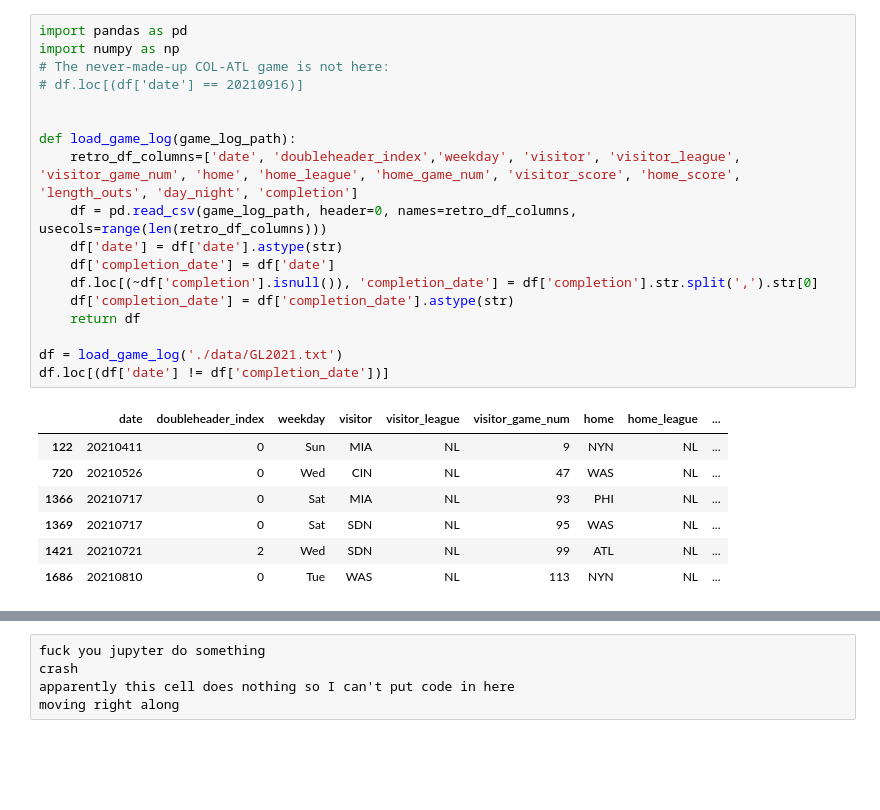
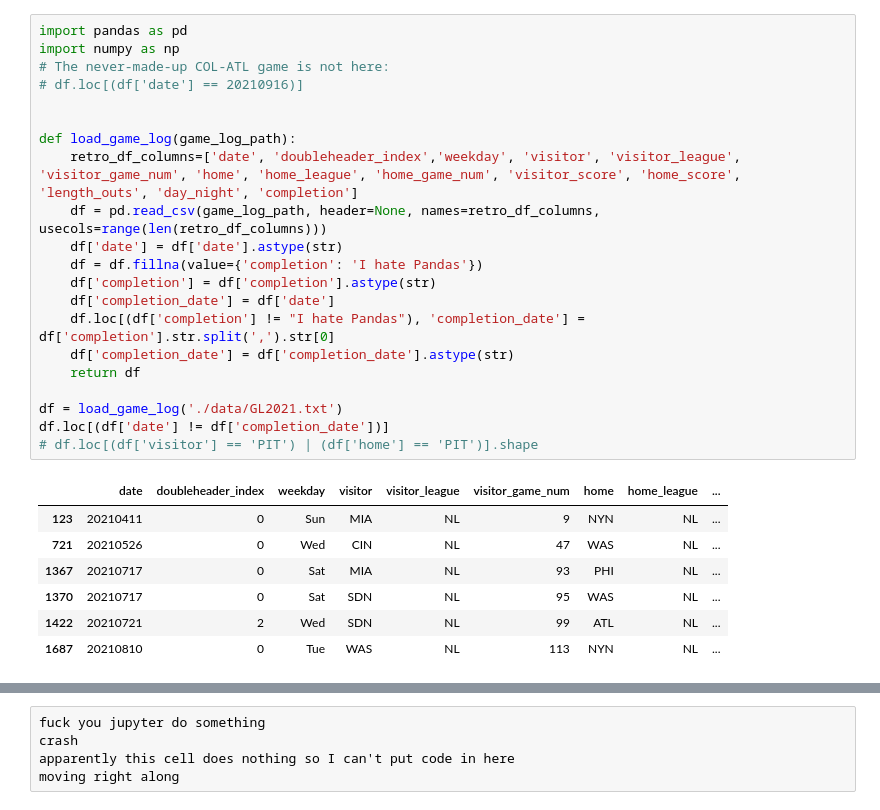
Before and after one commit to markongithub/mlb_standings, a Jupyter notebook: mlb_standings.ipynb, the cells around one changed output, grey strips where cells are left out. Drawn from its saved outputs; the diff is of its cells as text; blank space fills up the shorter version.

```diff
--- a/mlb_standings.ipynb
+++ b/mlb_standings.ipynb
@@ -1,28 +1,31 @@
 # %%
 import pandas as pd
 import numpy as np
 # The never-made-up COL-ATL game is not here:
 # df.loc[(df['date'] == 20210916)]
 
 
 def load_game_log(game_log_path):
     retro_df_columns=['date', 'doubleheader_index','weekday', 'visitor', 'visitor_league', 'visitor_game_num', 'home', 'home_league', 'home_game_num', 'visitor_score', 'home_score', 'length_outs', 'day_night', 'completion']
-    df = pd.read_csv(game_log_path, header=0, names=retro_df_columns, usecols=range(len(retro_df_columns)))
+    df = pd.read_csv(game_log_path, header=None, names=retro_df_columns, usecols=range(len(retro_df_columns)))
     df['date'] = df['date'].astype(str)
+    df = df.fillna(value={'completion': 'I hate Pandas'})
+    df['completion'] = df['completion'].astype(str)
     df['completion_date'] = df['date']
-    df.loc[(~df['completion'].isnull()), 'completion_date'] = df['completion'].str.split(',').str[0]
+    df.loc[(df['completion'] != "I hate Pandas"), 'completion_date'] = df['completion'].str.split(',').str[0]
     df['completion_date'] = df['completion_date'].astype(str)
     return df
 
 df = load_game_log('./data/GL2021.txt')
 df.loc[(df['date'] != df['completion_date'])]
+# df.loc[(df['visitor'] == 'PIT') | (df['home'] == 'PIT')].shape
 # %% [output]
 |  | date | doubleheader_index | weekday | visitor | visitor_league | visitor_game_num | home | home_league | ... |
-| 122 | 20210411 | 0 | Sun | MIA | NL | 9 | NYN | NL | ... |
-| 720 | 20210526 | 0 | Wed | CIN | NL | 47 | WAS | NL | ... |
-| 1366 | 20210717 | 0 | Sat | MIA | NL | 93 | PHI | NL | ... |
-| 1369 | 20210717 | 0 | Sat | SDN | NL | 95 | WAS | NL | ... |
-| 1421 | 20210721 | 2 | Wed | SDN | NL | 99 | ATL | NL | ... |
-| 1686 | 20210810 | 0 | Tue | WAS | NL | 113 | NYN | NL | ... |
+| 123 | 20210411 | 0 | Sun | MIA | NL | 9 | NYN | NL | ... |
+| 721 | 20210526 | 0 | Wed | CIN | NL | 47 | WAS | NL | ... |
+| 1367 | 20210717 | 0 | Sat | MIA | NL | 93 | PHI | NL | ... |
+| 1370 | 20210717 | 0 | Sat | SDN | NL | 95 | WAS | NL | ... |
+| 1422 | 20210721 | 2 | Wed | SDN | NL | 99 | ATL | NL | ... |
+| 1687 | 20210810 | 0 | Tue | WAS | NL | 113 | NYN | NL | ... |
 # %%
 # adapted from sdvinay
```
Also changed, not shown: parts of 27 cells of this notebook, 1 other file.
